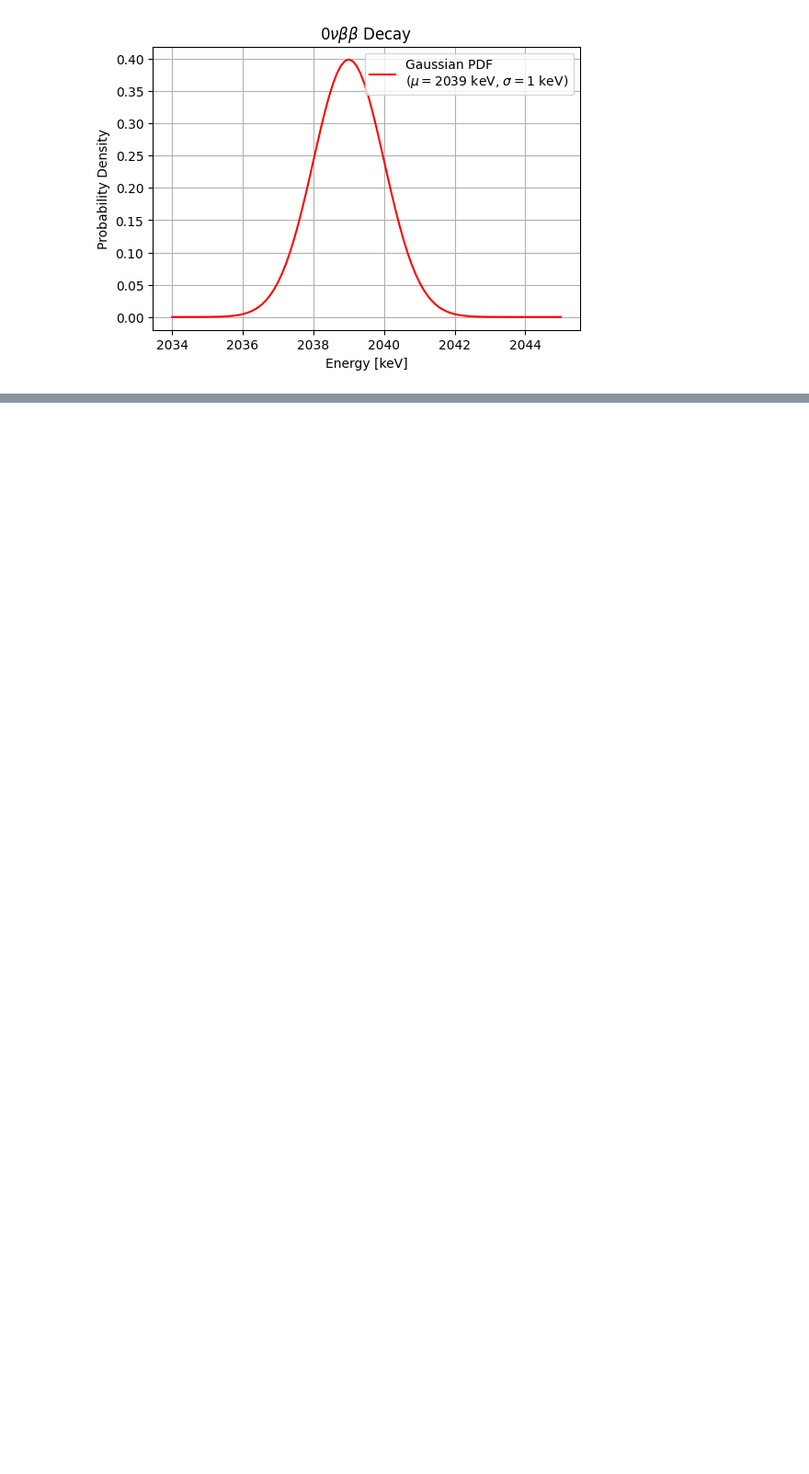
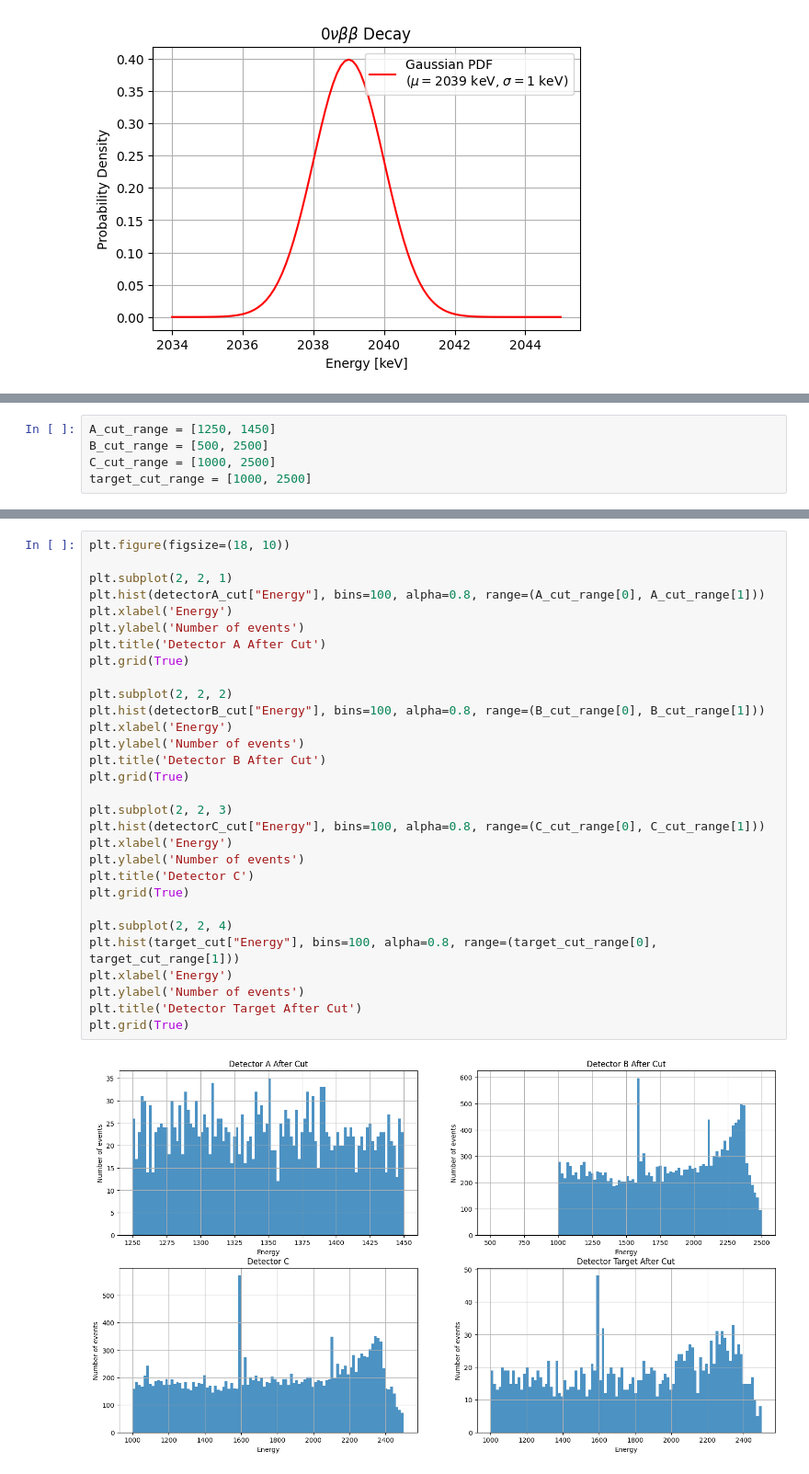
Before and after one commit to melissamp03/DSC291_FINAL-PROJECT, a Jupyter notebook: DSC291_Final-Project_2025.ipynb, the cells around one changed output, grey strips where cells are left out. Shown at 92% size. Saved outputs shown, nothing was run; the diff lists cells and outputs as text; blank space fills up the shorter version.

```diff
--- a/DSC291_Final-Project_2025.ipynb
+++ b/DSC291_Final-Project_2025.ipynb
@@ -156,0 +161,5 @@ plt.show()
+# %%
+A_cut_range = [1250, 1450]
+B_cut_range = [500, 2500]
+C_cut_range = [1000, 2500]
+target_cut_range = [1000, 2500]
@@ -156,0 +192,32 @@ plt.show()
+# %%
+plt.figure(figsize=(18, 10))
+
+plt.subplot(2, 2, 1)
+plt.hist(detectorA_cut["Energy"], bins=100, alpha=0.8, range=(A_cut_range[0], A_cut_range[1]))
+plt.xlabel('Energy')
+plt.ylabel('Number of events')
+plt.title('Detector A After Cut')
+plt.grid(True)
+
+plt.subplot(2, 2, 2)
+plt.hist(detectorB_cut["Energy"], bins=100, alpha=0.8, range=(B_cut_range[0], B_cut_range[1]))
+plt.xlabel('Energy')
+plt.ylabel('Number of events')
+plt.title('Detector B After Cut')
+plt.grid(True)
+
+plt.subplot(2, 2, 3)
+plt.hist(detectorC_cut["Energy"], bins=100, alpha=0.8, range=(C_cut_range[0], C_cut_range[1]))
+plt.xlabel('Energy')
+plt.ylabel('Number of events')
+plt.title('Detector C')
+plt.grid(True)
+
+plt.subplot(2, 2, 4)
+plt.hist(target_cut["Energy"], bins=100, alpha=0.8, range=(target_cut_range[0], target_cut_range[1]))
+plt.xlabel('Energy')
+plt.ylabel('Number of events')
+plt.title('Detector Target After Cut')
+plt.grid(True)
+# %% [output]
+[figure, added]
```
Also changed, not shown: parts of 17 cells of this notebook.
